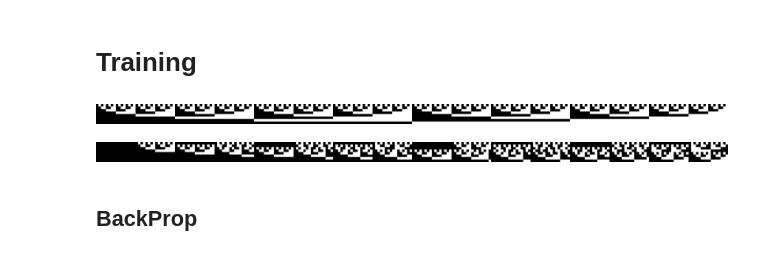
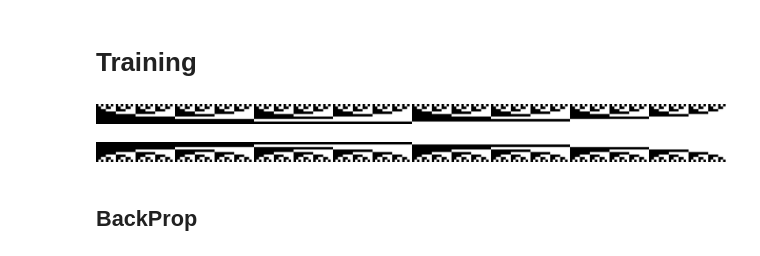
Before and after one commit to GabrielBena/boolean_nca_cc, a Jupyter notebook: random_boolean_nets.ipynb, the cells around one changed output. Saved outputs shown, nothing was run; the diff lists cells and outputs as text; code cells hidden in the pictures.

```diff
--- a/random_boolean_nets.ipynb
+++ b/random_boolean_nets.ipynb
@@ -81,20 +81,20 @@ from boolean_nca_cc.circuits.viz import evaluate_and_visualize
 # %%
 key = jax.random.PRNGKey(42)
 wires, logitsbp = gen_circuit(key, layer_sizes, arity=arity)
 opt = optax.adamw(1, 0.8, 0.8, weight_decay=1e-1)
 state = TrainState(params=logitsbp, opt_state=opt.init(logitsbp))
 
 
 case_n = 1 << input_n
 x = jp.arange(case_n)
-x, y0 = get_task_data("binary_multiply", case_n, input_bits=input_n, output_bits=output_n)
+x, y0 = get_task_data("reverse", case_n, input_bits=input_n, output_bits=output_n)
 
 zoom_factor = 8
 imshow(zoom(x.T, zoom_factor))
 imshow(zoom(y0.T, zoom_factor))
 # %% [output]
 [figure]
-[figure, old version]
+[figure, new version]
 # %% [markdown]
 ## BackProp
 # %%
```
Also changed, not shown: parts of 17 cells of this notebook, 6 other files.
